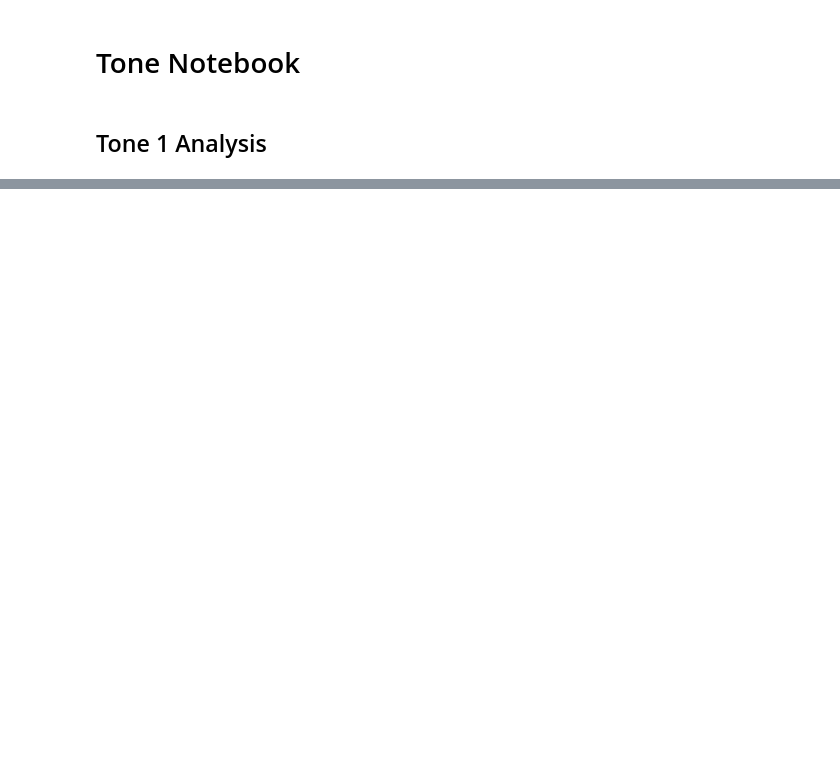
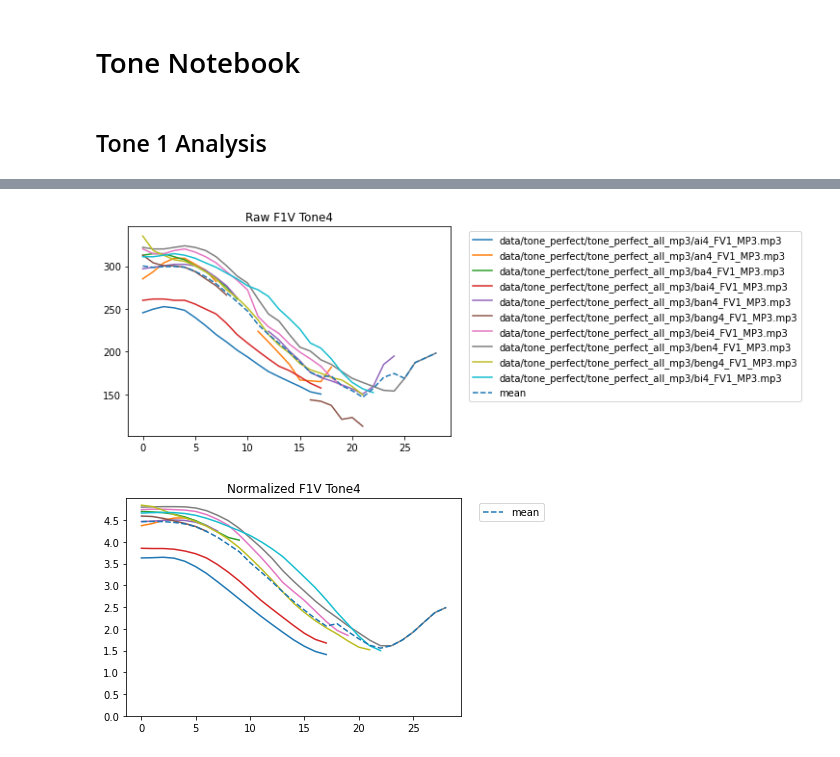
Before and after one commit to saltyseadawg/tonami-package, a Jupyter notebook: tone_notebook.ipynb, the cells around one changed output, grey strips where cells are left out. Drawn from its saved outputs; the diff is of its cells as text; code cells hidden in the pictures; blank space fills up the shorter version.

```diff
--- a/tone_notebook.ipynb
+++ b/tone_notebook.ipynb
@@ -75,0 +94,5 @@ plt.show()
+# %%
+single_speaker_tone(1, 4, 'F')
+# %% [output]
+[figure, added]
+[figure, added]
```
Also changed, not shown: parts of 10 cells of this notebook, 3 other files.
